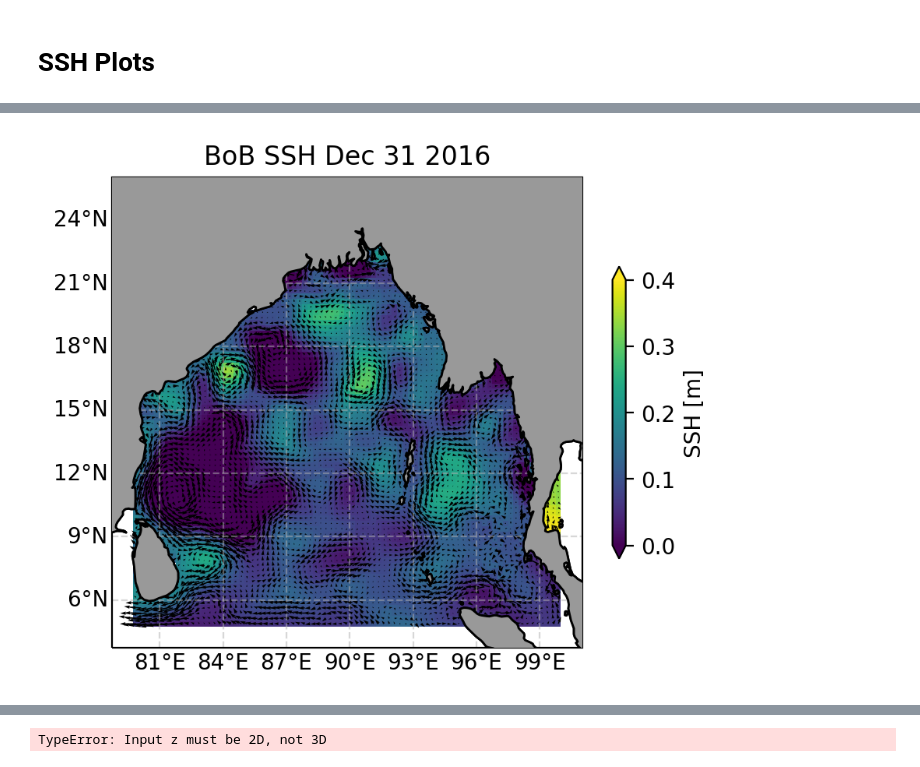
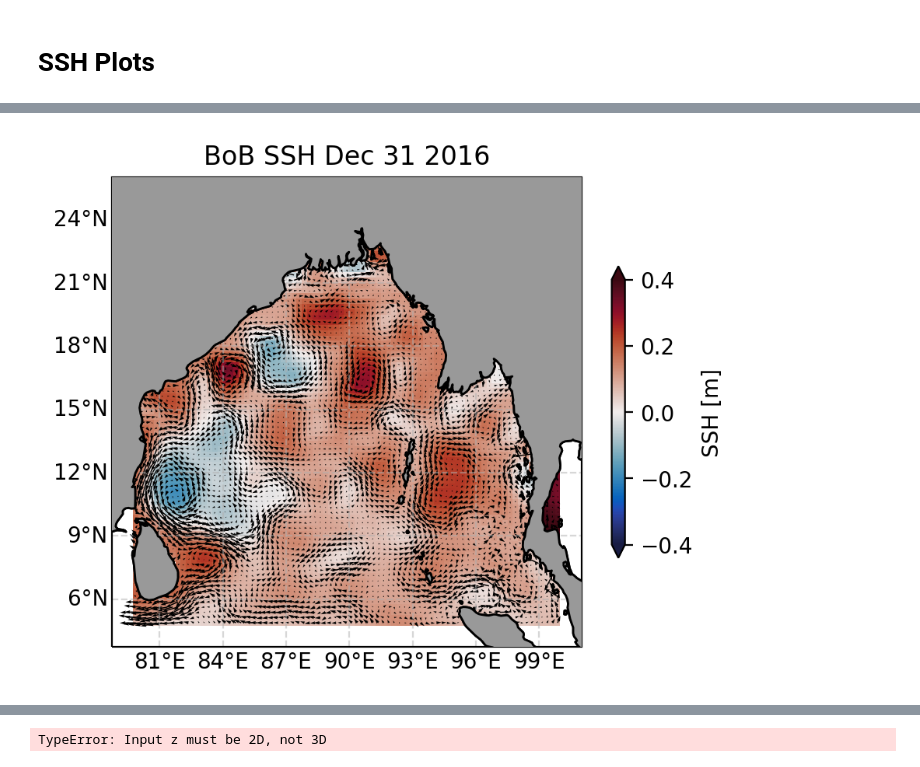
Before and after one commit to jtomfarrar/satellite_python_2022, a Jupyter notebook: notebooks/SSH_BoB.ipynb, the cells around one changed output, grey strips where cells are left out. Cells and saved outputs as stored; diff of their text form; code cells hidden in the pictures.

```diff
--- a/notebooks/SSH_BoB.ipynb
+++ b/notebooks/SSH_BoB.ipynb
@@ -63,31 +64,33 @@ plotfiletype='png'
 # define savefig if we want to use if savefig
 savefig = 1
 # %%
-for i in range(len(ds.time)):
+for i in range(0,1): #range(len(ds.time)):
 
     plt.close('all')
 
     ax = plt.axes(projection = ccrs.PlateCarree(central_longitude=200))  # Orthographic
     day_str=ds.time.dt.strftime("%b %d %Y").values[i]
     ax.set_title(f'BoB SSH '+day_str)
+    #ax.set_title(f'BoB SST {str(ds.isel(time=i).time)[-10:]}')
 
     gl = ax.gridlines(draw_labels=True, dms=True, x_inline=False, y_inline=False, alpha=0.5, linestyle='--')
     gl.top_labels = False
     gl.ylabels_right = False
 
-
-    cs = ax.pcolormesh(ds.longitude,ds.latitude,np.squeeze(ds.isel(time=i).sla), transform=ccrs.PlateCarree())
+    cmap = cmocean.cm.balance
+    cs = ax.pcolormesh(ds.longitude,ds.latitude,np.squeeze(ds.isel(time=i).sla), vmin=-0.4, vmax=0.4, transform=ccrs.PlateCarree(),cmap=cmap)
     cb = plt.colorbar(cs,fraction = 0.022, extend='both')
     cb.set_label('SSH [m]',fontsize = 10)
     ax.coastlines()
     ax.add_feature(cartopy.feature.LAND, zorder=3, facecolor=[.6,.6,.6], edgecolor='black')
     #ax.add_feature(cartopy.feature.RIVERS,zorder=5)
 
-    q = ax.quiver(lon, lat, u[i], v[i], scale = 25, transform=ccrs.PlateCarree())
+    q = ax.quiver(lon, lat, u[i,:,:], v[i,:,:], scale = 25, transform=ccrs.PlateCarree())
     #qk = ax.quiverkey(q, 0.7, 0.8, 1, r'$1 \frac{m}{s}$',labelpos='N', coordinates='figure')
     #qk.set(zorder=5)
 
-    plt.savefig(__figdir__+'SSH'+str(i)+'.'+plotfiletype,**savefig_args)
+    #plt.savefig(__figdir__+'SSH'+str(i)+'.'+plotfiletype,**savefig_args)
+    plt.savefig(__figdir__+f'SSH{i:03d}'+'.'+plotfiletype,**savefig_args)
     #plt.clf()
 # %% [output]
-[figure, old version]
+[figure, new version]
```
Also changed, not shown: parts of 5 cells of this notebook, 5 other files.
